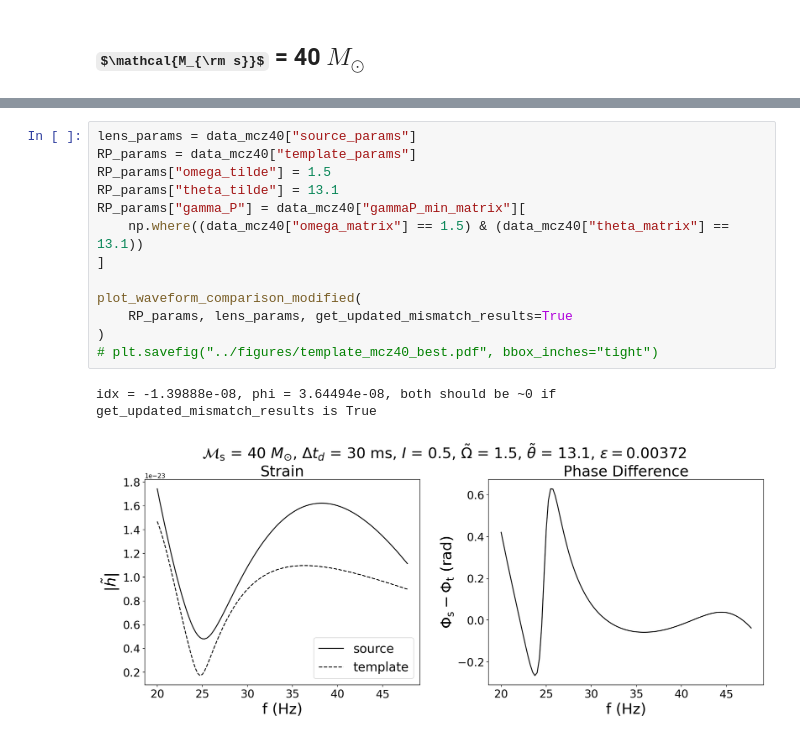
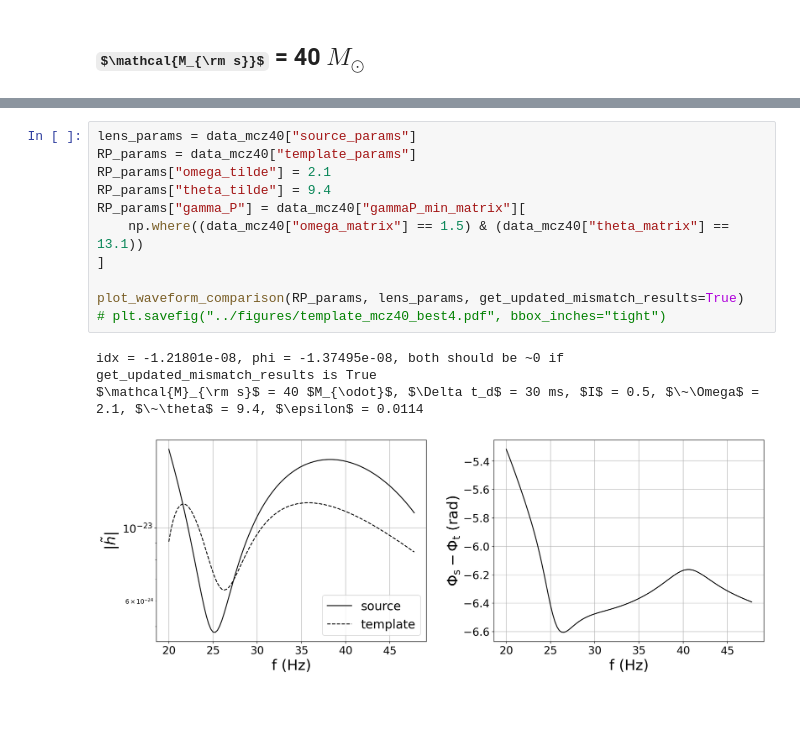
Before and after one commit to fairytien/lensing_and_precession, a Jupyter notebook: notebooks/contours_mismatch-ver6-paper.ipynb, the cells around one changed output, grey strips where cells are left out. Cells and saved outputs as stored; diff of their text form; some formulas as TeX source; blank space fills up the shorter version.

```diff
--- a/notebooks/contours_mismatch-ver6-paper.ipynb
+++ b/notebooks/contours_mismatch-ver6-paper.ipynb
@@ -590,19 +602,18 @@ idx = 2.29839e-09, phi = -1.62977e-11, both should be ~0 if get_updated_mismatch
 # %%
 lens_params = data_mcz40["source_params"]
 RP_params = data_mcz40["template_params"]
-RP_params["omega_tilde"] = 1.5
-RP_params["theta_tilde"] = 13.1
+RP_params["omega_tilde"] = 2.1
+RP_params["theta_tilde"] = 9.4
 RP_params["gamma_P"] = data_mcz40["gammaP_min_matrix"][
     np.where((data_mcz40["omega_matrix"] == 1.5) & (data_mcz40["theta_matrix"] == 13.1))
 ]
 
-plot_waveform_comparison_modified(
-    RP_params, lens_params, get_updated_mismatch_results=True
-)
-# plt.savefig("../figures/template_mcz40_best.pdf", bbox_inches="tight")
+plot_waveform_comparison(RP_params, lens_params, get_updated_mismatch_results=True)
+# plt.savefig("../figures/template_mcz40_best4.pdf", bbox_inches="tight")
 # %% [output]
-idx = -1.39888e-08, phi = 3.64494e-08, both should be ~0 if get_updated_mismatch_results is True
+idx = -1.21801e-08, phi = -1.37495e-08, both should be ~0 if get_updated_mismatch_results is True
+$\mathcal{M}_{\rm s}$ = 40 $M_{\odot}$, $\Delta t_d$ = 30 ms, $I$ = 0.5, $\~\Omega$ = 2.1, $\~\theta$ = 9.4, $\epsilon$ = 0.0114
-[figure, old version]
+[figure, new version]
 # %%
 lens_params = data_mcz40["source_params"]
 RP_params = data_mcz40["template_params"]
```
Also changed, not shown: parts of 11 cells of this notebook, 10 other files.
